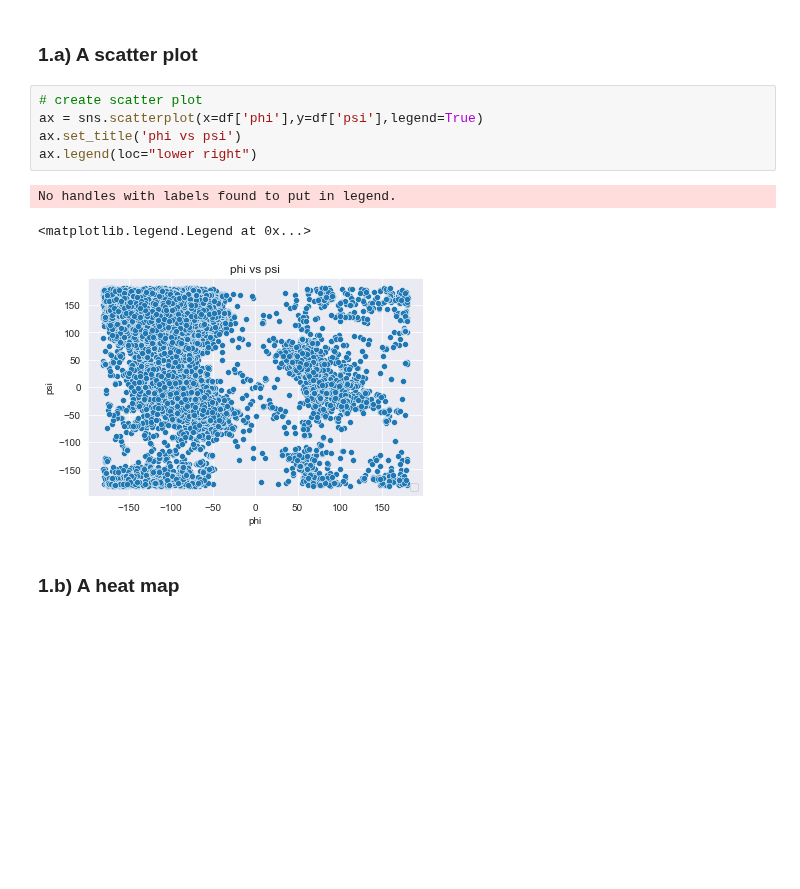
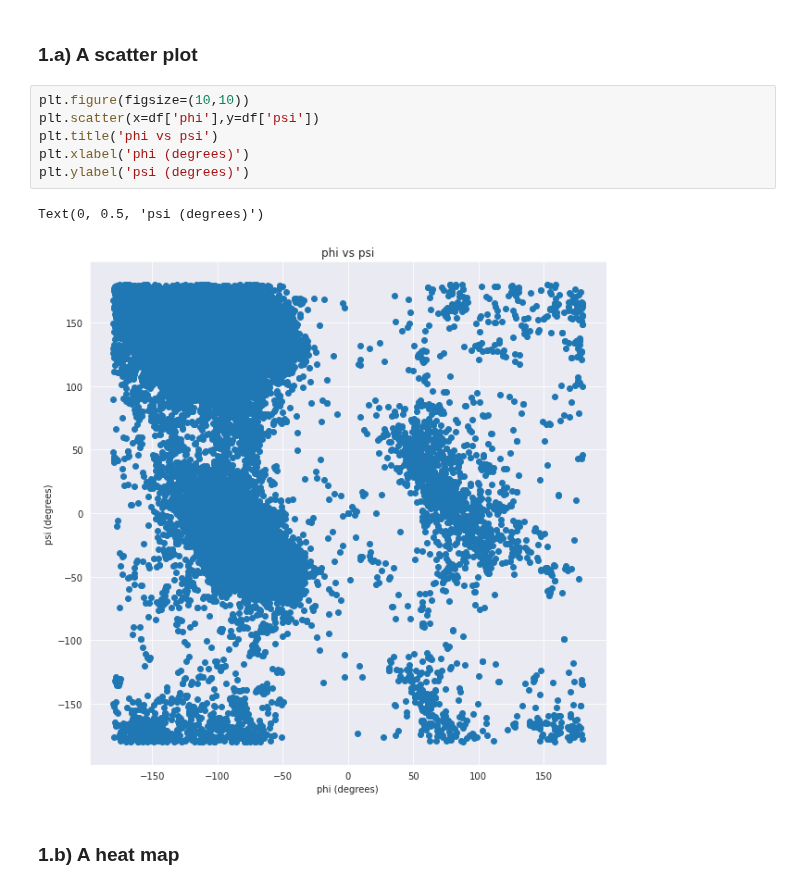
Before and after one commit to lukasmartinsson/dat405, a Jupyter notebook: assignment_3/assignment_3.ipynb, the cells around one changed output. Saved outputs shown, nothing was run; the diff lists cells and outputs as text; blank space fills up the shorter version.

```diff
--- a/assignment_3/assignment_3.ipynb
+++ b/assignment_3/assignment_3.ipynb
@@ -52,15 +52,15 @@ df = df_raw.dropna(how='all')
 ## **Part 1:** Show the distribution of phi and psi combinations using:
 # %% [markdown]
 ### **1.a)** A scatter plot
-# %%
-# create scatter plot
-ax = sns.scatterplot(x=df['phi'],y=df['psi'],legend=True)
-ax.set_title('phi vs psi')
-ax.legend(loc="lower right")
-# %% [output]
-No handles with labels found to put in legend.
-<matplotlib.legend.Legend at 0x...>
-[figure, removed]
+# %%
+plt.figure(figsize=(10,10))
+plt.scatter(x=df['phi'],y=df['psi'])
+plt.title('phi vs psi')
+plt.xlabel('phi (degrees)')
+plt.ylabel('psi (degrees)')
+# %% [output]
+Text(0, 0.5, 'psi (degrees)')
+[figure, added]
 # %% [markdown]
 ### **1.b)** A heat map
 # %%
```
Also changed, not shown: parts of 13 cells of this notebook.
